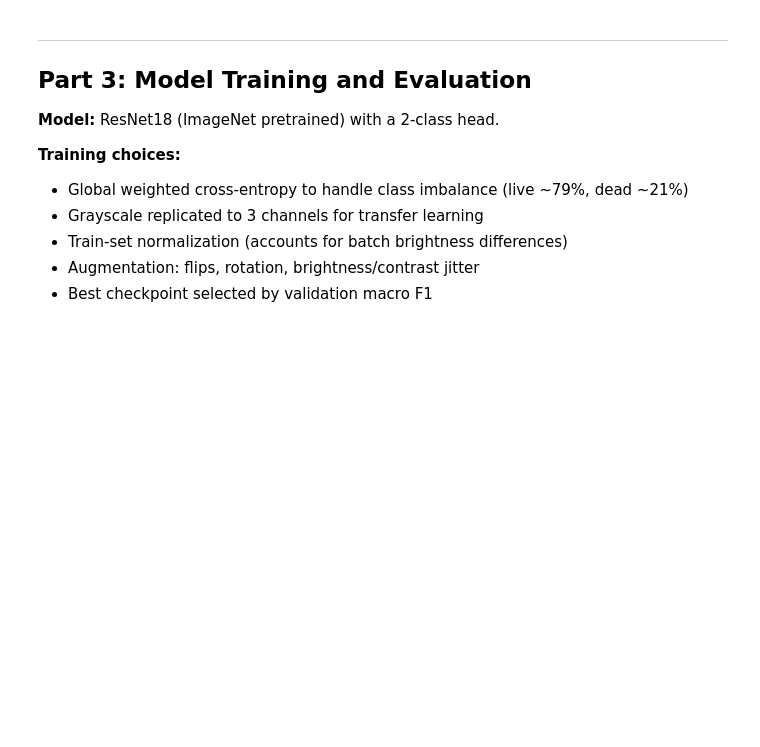
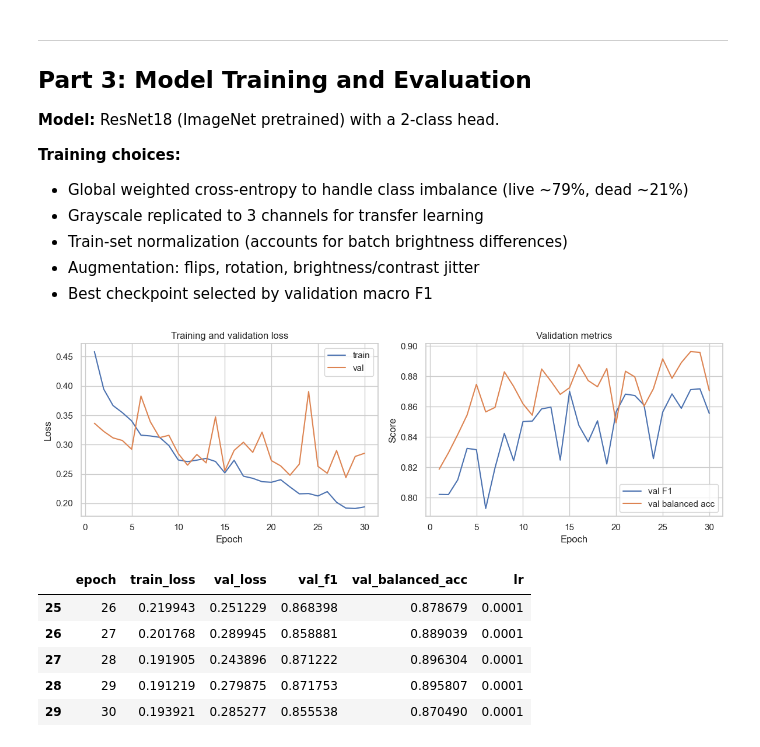
Before and after one commit to dennisItiel/TeraCyte_assignment, a Jupyter notebook: analysis.ipynb, the cells around one changed output. Drawn from its saved outputs; the diff is of its cells as text; code cells hidden in the pictures; blank space fills up the shorter version.

```diff
--- a/analysis.ipynb
+++ b/analysis.ipynb
@@ -619,27 +669,42 @@ Global class weights for weighted loss (from train split):
 # %%
-import json
-from pathlib import Path
-
-history = json.loads(Path("checkpoints/history.json").read_text())
+history = json.loads(artifact_path("history.json").read_text())
 hist_df = pd.DataFrame(history)
 
-fig, axes = plt.subplots(1, 2, figsize=(12, 4))
+n_plots = 3 if {"gpu_util_pct", "gpu_mem_used_mb"}.issubset(hist_df.columns) else 2
+fig, axes = plt.subplots(1, n_plots, figsize=(4 * n_plots, 4))
+axes = list(np.atleast_1d(axes))
 
 axes[0].plot(hist_df["epoch"], hist_df["train_loss"], label="train")
 axes[0].plot(hist_df["epoch"], hist_df["val_loss"], label="val")
 axes[0].set_xlabel("Epoch")
 axes[0].set_ylabel("Loss")
 axes[0].set_title("Training and validation loss")
 axes[0].legend()
 
 axes[1].plot(hist_df["epoch"], hist_df["val_f1"], label="val F1")
 axes[1].plot(hist_df["epoch"], hist_df["val_balanced_acc"], label="val balanced acc")
 axes[1].set_xlabel("Epoch")
 axes[1].set_ylabel("Score")
 axes[1].set_title("Validation metrics")
 axes[1].legend()
 
+if n_plots == 3:
+    axes[2].plot(hist_df["epoch"], hist_df["gpu_util_pct"], label="GPU util %")
+    axes[2].plot(hist_df["epoch"], hist_df["gpu_mem_used_mb"], label="GPU mem MB")
+    axes[2].set_xlabel("Epoch")
+    axes[2].set_ylabel("GPU")
+    axes[2].set_title("GPU usage per epoch")
+    axes[2].legend()
+
 plt.tight_layout()
 plt.show()
-hist_df.tail()
+display(hist_df.tail())
+# %% [output]
+[figure, added]
+|  | epoch | train_loss | val_loss | val_f1 | val_balanced_acc | lr |
+| 25 | 26 | 0.219943 | 0.251229 | 0.868398 | 0.878679 | 0.0001 |
+| 26 | 27 | 0.201768 | 0.289945 | 0.858881 | 0.889039 | 0.0001 |
+| 27 | 28 | 0.191905 | 0.243896 | 0.871222 | 0.896304 | 0.0001 |
+| 28 | 29 | 0.191219 | 0.279875 | 0.871753 | 0.895807 | 0.0001 |
+| 29 | 30 | 0.193921 | 0.285277 | 0.855538 | 0.870490 | 0.0001 |
 # %%
```
Also changed, not shown: parts of 11 cells of this notebook, 3 other files.
